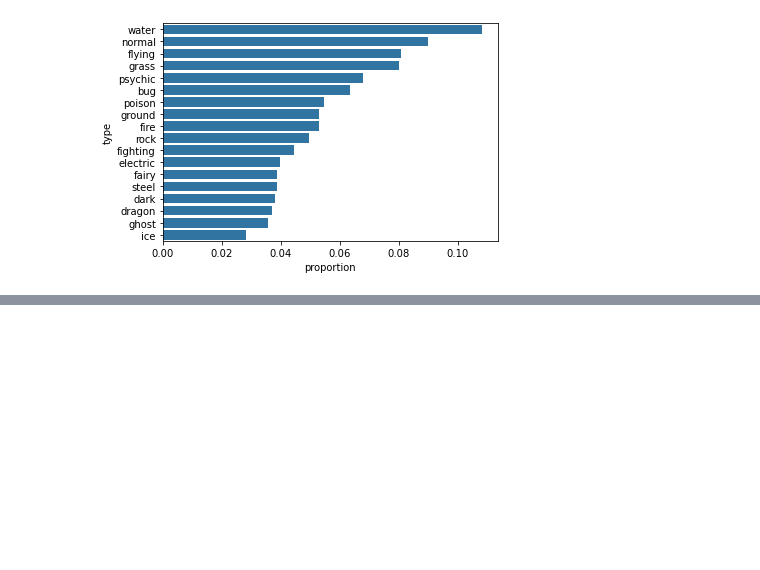
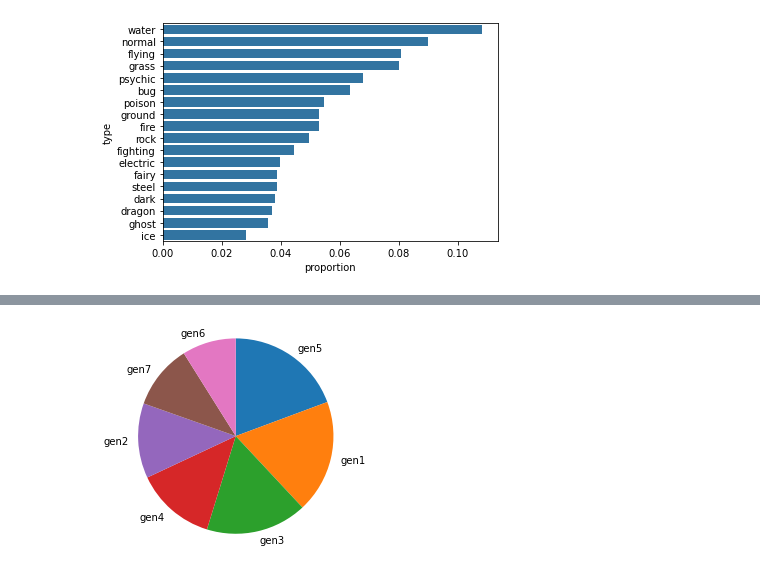
Before and after one commit to tharcyla/data-visualization, a Jupyter notebook: 03_Univariate-Exploration-of-Data.ipynb, the cells around one changed output, grey strips where cells are left out. Cells and saved outputs as stored; diff of their text form; code cells hidden in the pictures; blank space fills up the shorter version.

```diff
--- a/03_Univariate-Exploration-of-Data.ipynb
+++ b/03_Univariate-Exploration-of-Data.ipynb
@@ -496,0 +517,8 @@ plt.xlabel('proportion');
+# %%
+# using a list instead of the indexes to display labels
+# on each wedge
+# while possible, this is error-prone
+plt.pie(gen_count, labels=['gen5', 'gen1', 'gen3', 'gen4', 'gen2', 'gen7', 'gen6'], startangle=90, counterclock=False)
+plt.axis('square');
+# %% [output]
+[figure, added]
```
Also changed, not shown: parts of 36 cells of this notebook.
